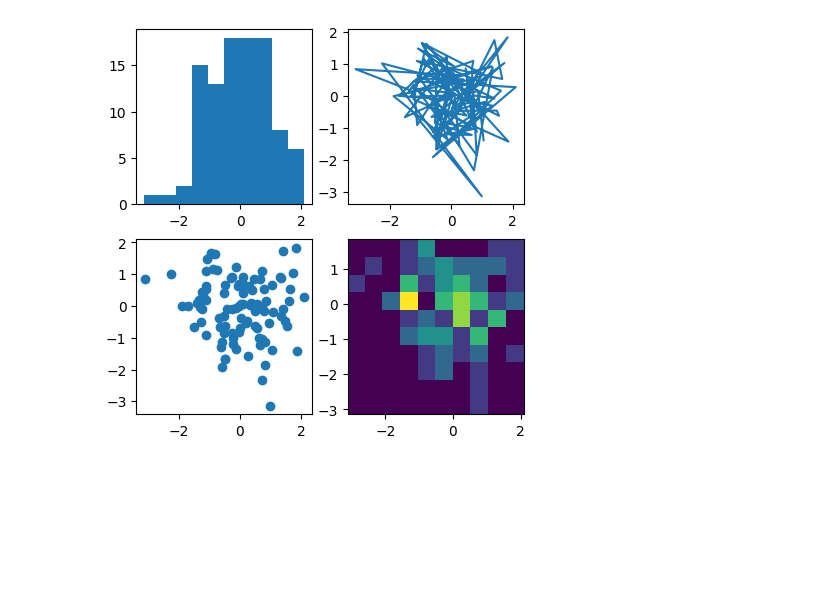
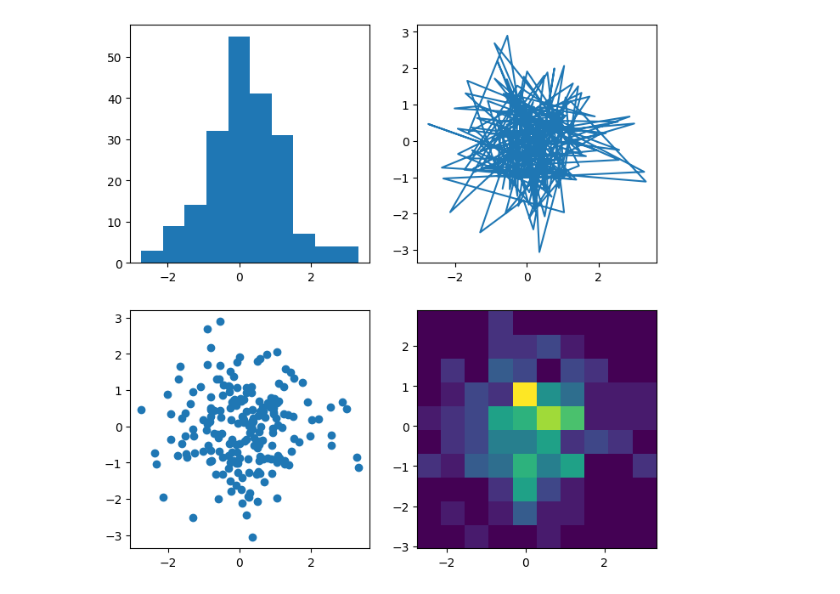
Before and after one commit to this-ought-to-work/june2021-demo, a Jupyter notebook: demo_1.ipynb, the cells around one changed output. Drawn from its saved outputs; the diff is of its cells as text; code cells hidden in the pictures; blank space fills up the shorter version.

```diff
--- a/demo_1.ipynb
+++ b/demo_1.ipynb
@@ -1,16 +1,16 @@
 # %%
 import matplotlib.pyplot as plt
 import numpy as np
 
-np.random.seed(19680801)
-data = np.random.randn(2, 100)
+np.random.seed(141263491)
+data = np.random.randn(10, 200)
 
-fig, axs = plt.subplots(2, 2, figsize=(5, 5))
+fig, axs = plt.subplots(2, 2, figsize=(8, 8))
 axs[0, 0].hist(data[0])
 axs[1, 0].scatter(data[0], data[1])
 axs[0, 1].plot(data[0], data[1])
 axs[1, 1].hist2d(data[0], data[1])
 
 plt.show()
 # %% [output]
-[figure, old version]
+[figure, new version]
```
